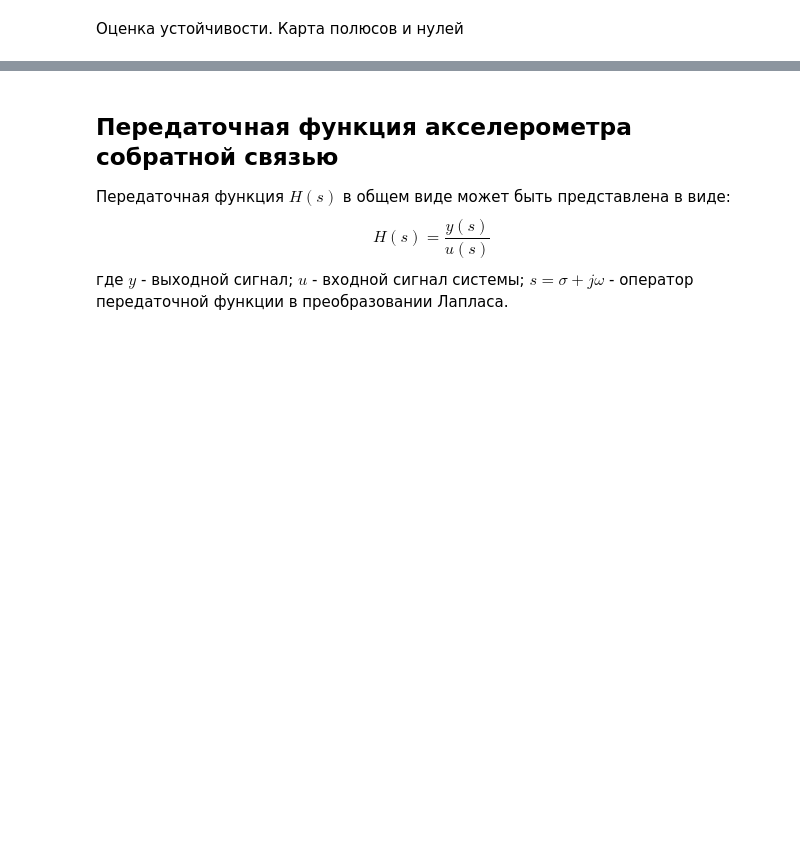
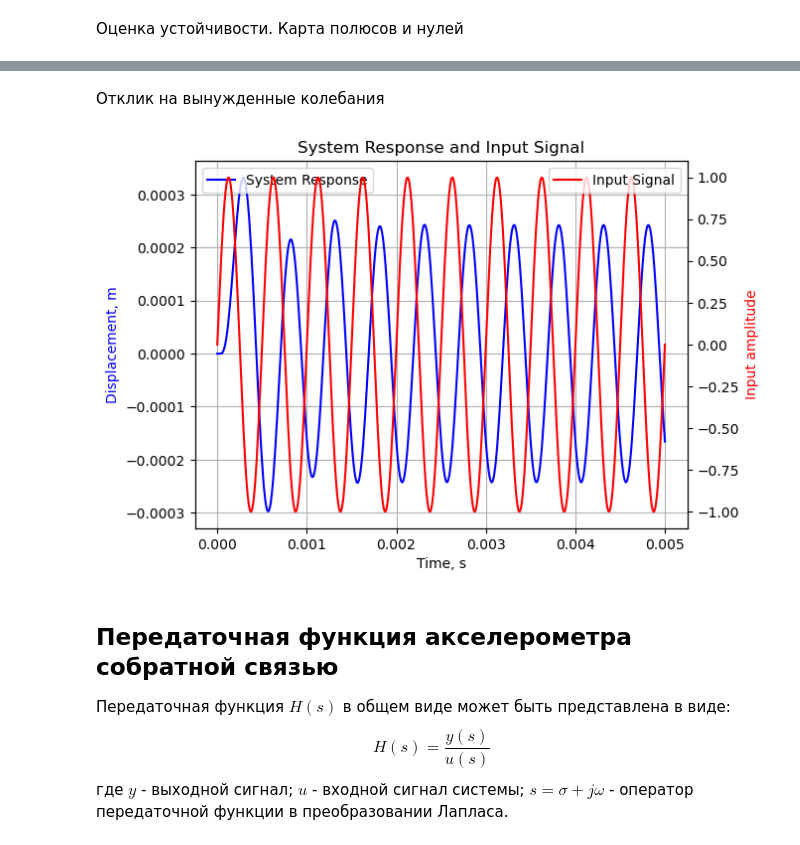
Before and after one commit to ridaktor/Closed-loop-accelerometer-model, a Jupyter notebook: Closed-loop-accelerometer-model.ipynb, the cells around one changed output, grey strips where cells are left out. Saved outputs shown, nothing was run; the diff lists cells and outputs as text; code cells hidden in the pictures; blank space fills up the shorter version.

```diff
--- a/Closed-loop-accelerometer-model.ipynb
+++ b/Closed-loop-accelerometer-model.ipynb
@@ -418,3 +474,34 @@ _ = control.pzmap(full_sys_third_out)
+# %% [markdown]
+Отклик на вынужденные колебания
+# %%
+t = numpy.arange(0, 0.005+1e-5, 1e-5)
+w = 2000  # frequency, Hz
+u = numpy.sin(2 * numpy.pi * w * t)  # Sinusoidal input
+_, y = control.forced_response(full_sys_third_out, T=t, U=u)
+
+fig, ax1 = plt.subplots()
+
+# Plot the system response on the first y-axis
+ax1.plot(t, y, 'b-', label='System Response')
+ax1.set_title('System Response and Input Signal')
+ax1.set_ylabel('Displacement, m', color='b')
+ax1.set_xlabel('Time, s')
+ax1.grid()
+
+# Create a second y-axis that shares the same x-axis
+ax2 = ax1.twinx()
+
+# Plot the input on the second y-axis
+ax2.plot(t, u, 'r-', label='Input Signal')
+ax2.set_ylabel('Input amplitude', color='r')
+
+# Add a legend
+ax1.legend(loc='upper left')
+ax2.legend(loc='upper right')
+# Display the plot
+plt.show()
+# %% [output]
+[figure, added]
 # %% [markdown]
 ## Передаточная функция акселерометра собратной связью
 Передаточная функция $H(s)$ в общем виде может быть представлена в виде:
```
Also changed, not shown: parts of 18 cells of this notebook, 1 other file.
